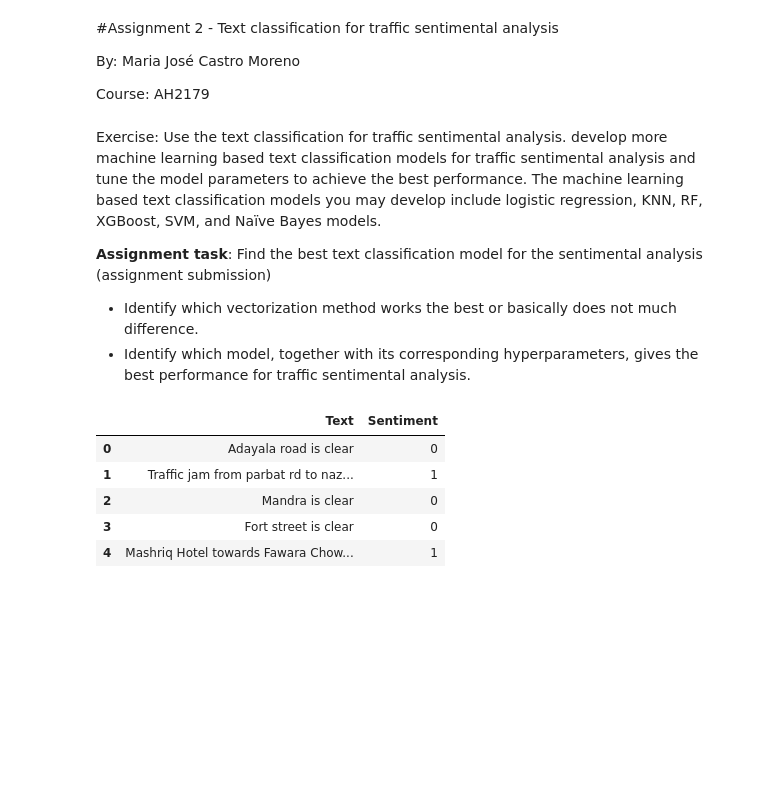
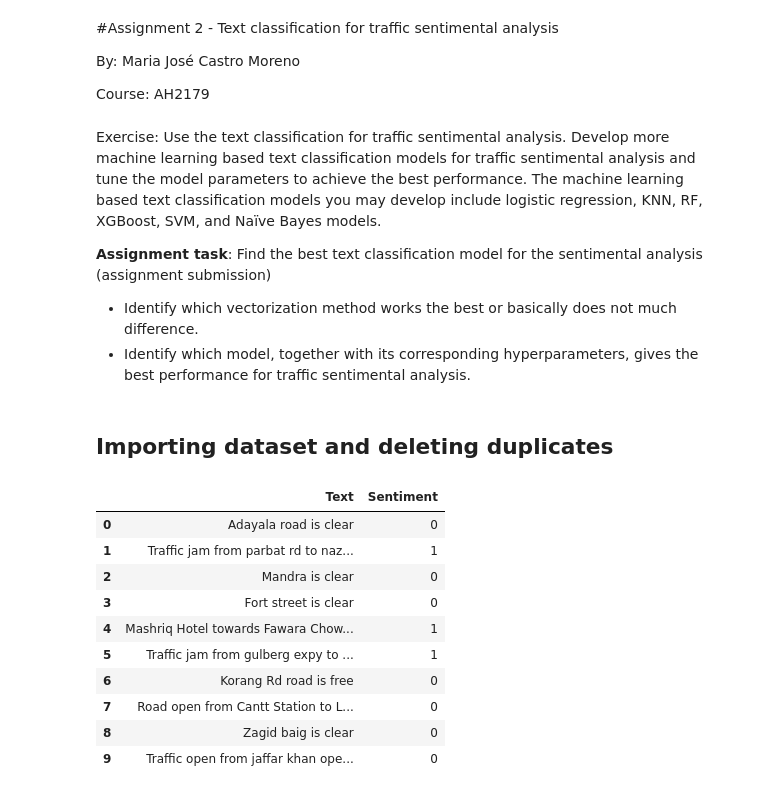
Before and after one commit to mariacastrom00/AI_exercises_MJCM, a Jupyter notebook: Assignment2_AH2179_MJCM.ipynb, the cells around one changed output. Saved outputs shown, nothing was run; the diff lists cells and outputs as text; code cells hidden in the pictures; blank space fills up the shorter version.

```diff
--- a/Assignment2_AH2179_MJCM.ipynb
+++ b/Assignment2_AH2179_MJCM.ipynb
@@ -7,13 +7,15 @@ By: Maria José Castro Moreno
 
 Course: AH2179
 # %% [markdown]
-Exercise: Use the text classification for traffic sentimental analysis. develop more machine learning based text classification models for traffic sentimental analysis and tune the model parameters to achieve the best performance. The machine learning based text classification models you may develop include logistic regression, KNN, RF, XGBoost, SVM, and Naïve Bayes models.
+Exercise: Use the text classification for traffic sentimental analysis. Develop more machine learning based text classification models for traffic sentimental analysis and tune the model parameters to achieve the best performance. The machine learning based text classification models you may develop include logistic regression, KNN, RF, XGBoost, SVM, and Naïve Bayes models.
 
 
 **Assignment task**:
 Find the best text classification model for the sentimental analysis (assignment submission)
 * Identify which vectorization method works the best or basically does not much difference.
 * Identify which model, together with its corresponding hyperparameters, gives the best performance for traffic sentimental analysis.
+# %% [markdown]
+## Importing dataset and deleting duplicates
 # %%
 import pandas as pd
 from statistics import mode
@@ -22,13 +24,18 @@ import os
 # %%
 url = 'https://raw.githubusercontent.com/zhenliangma/Applied-AI-in-Transportation/a1e354d42a1ae821b927f928b507b1a3cffe6012/Exercise_4_Text_classification/Pakistani%20Traffic%20sentiment%20Analysis.csv'
 df = pd.read_csv(url)
 
 #df = pd.read_csv('Pakistani Traffic sentiment Analysis.csv')
-df.head()
+df.head(10)
 # %% [output]
 |  | Text | Sentiment |
 | 0 | Adayala road is clear | 0 |
 | 1 | Traffic jam from parbat rd to naz... | 1 |
 | 2 | Mandra is clear | 0 |
 | 3 | Fort street is clear | 0 |
 | 4 | Mashriq Hotel towards Fawara Chow... | 1 |
+| 5 | Traffic jam from gulberg expy to ... | 1 |
+| 6 | Korang Rd road is free | 0 |
+| 7 | Road open from Cantt Station to L... | 0 |
+| 8 | Zagid baig is clear | 0 |
+| 9 | Traffic open from jaffar khan ope... | 0 |
```
Also changed, not shown: parts of 29 cells of this notebook.
